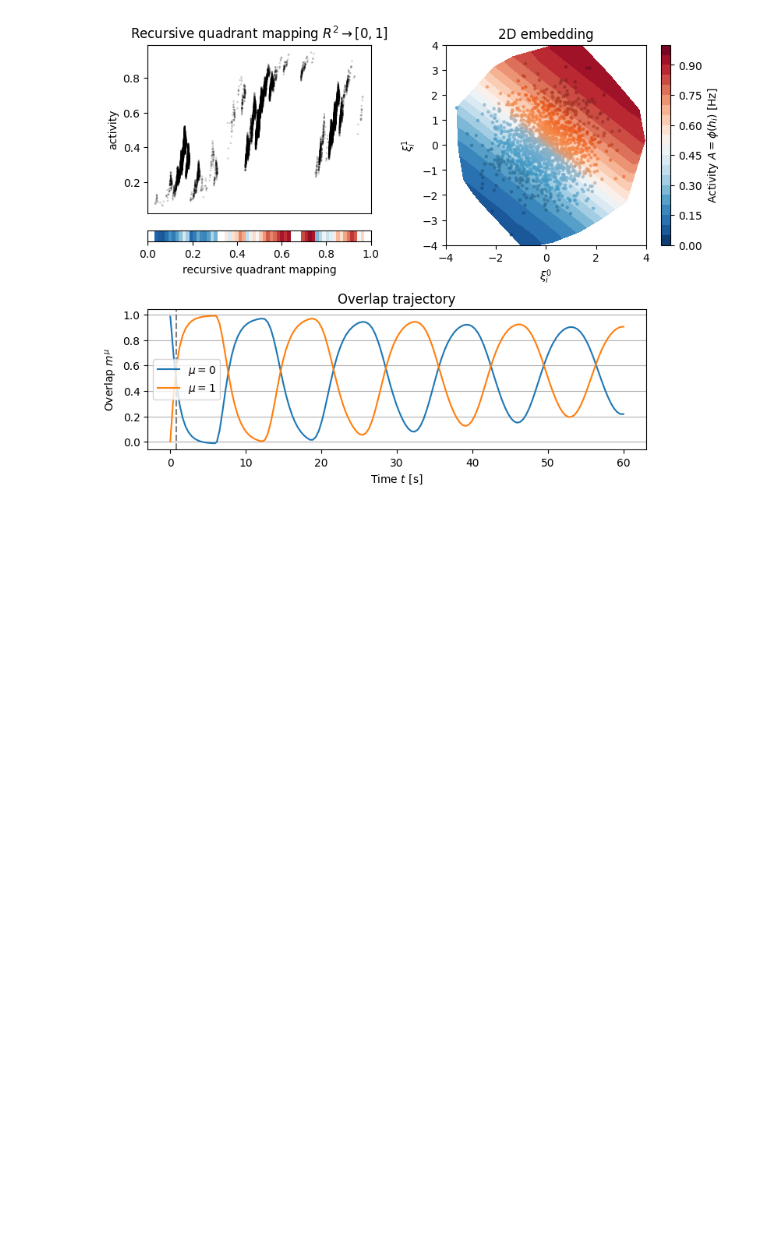
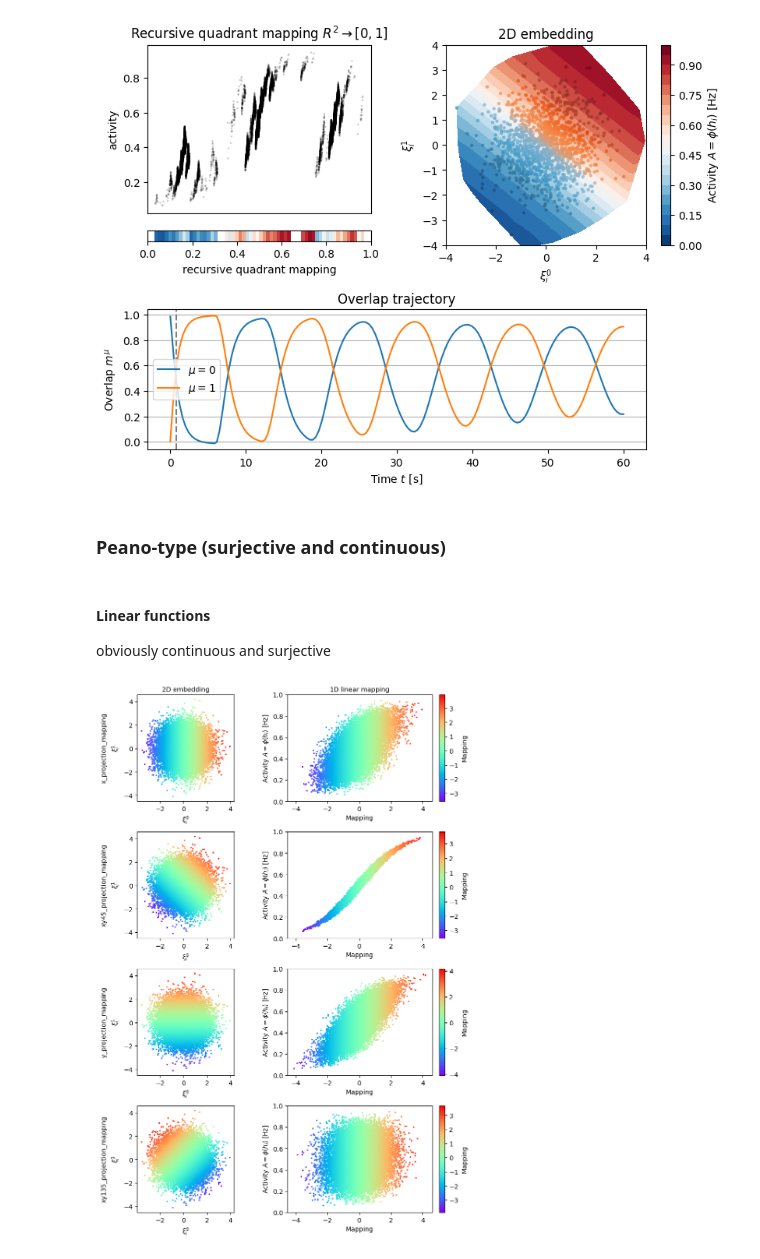
Before and after one commit to ninivert/lcnthesis, a Jupyter notebook: notebooks/mappings.ipynb, the cells around one changed output. Cells and saved outputs as stored; diff of their text form; code cells hidden in the pictures; blank space fills up the shorter version.

```diff
--- a/notebooks/mappings.ipynb
+++ b/notebooks/mappings.ipynb
@@ -170,3 +165,26 @@ def animate2d_vs_1d_recursive_quadrant(rnn: LowRankRNN, res: Result, outpath: Pa
 
 
 animate2d_vs_1d_recursive_quadrant(rnn, res, 'animations/mapping_recursive_quadrant.mp4')
+# %% [markdown]
+### Peano-type (surjective and continuous)
+# %% [markdown]
+#### Linear functions
+
+obviously continuous and surjective
+# %%
+mapping_fns = [x_projection_mapping, xy45_projection_mapping, y_projection_mapping, xy135_projection_mapping]
+
+fig, axes = plt.subplots(ncols=2, nrows=len(mapping_fns), figsize=(4*2, 3*len(mapping_fns)), constrained_layout=True, sharex='col')
+
+for i, mapping_fn in enumerate(mapping_fns):
+	plot_2D_to_1D_mapping(rnn, mapping_fn(rnn.F), activity, figax=(fig, axes[i, :]), cmap='rainbow', s=2);
+	axes[i, 0].xaxis.set_tick_params(labelbottom=True)  # get ticks back
+	axes[i, 1].xaxis.set_tick_params(labelbottom=True)  # get ticks back
+	axes[i, 1].set_ylim((0, 1))
+
+add_headers(fig, row_headers=[mapping_fn.__name__ for mapping_fn in mapping_fns])
+add_headers(fig, col_headers=['2D embedding', '1D linear mapping'])
+
+plt.show()
+# %% [output]
+[figure, added]
```
Also changed, not shown: parts of 2 cells of this notebook, 2 other files.
